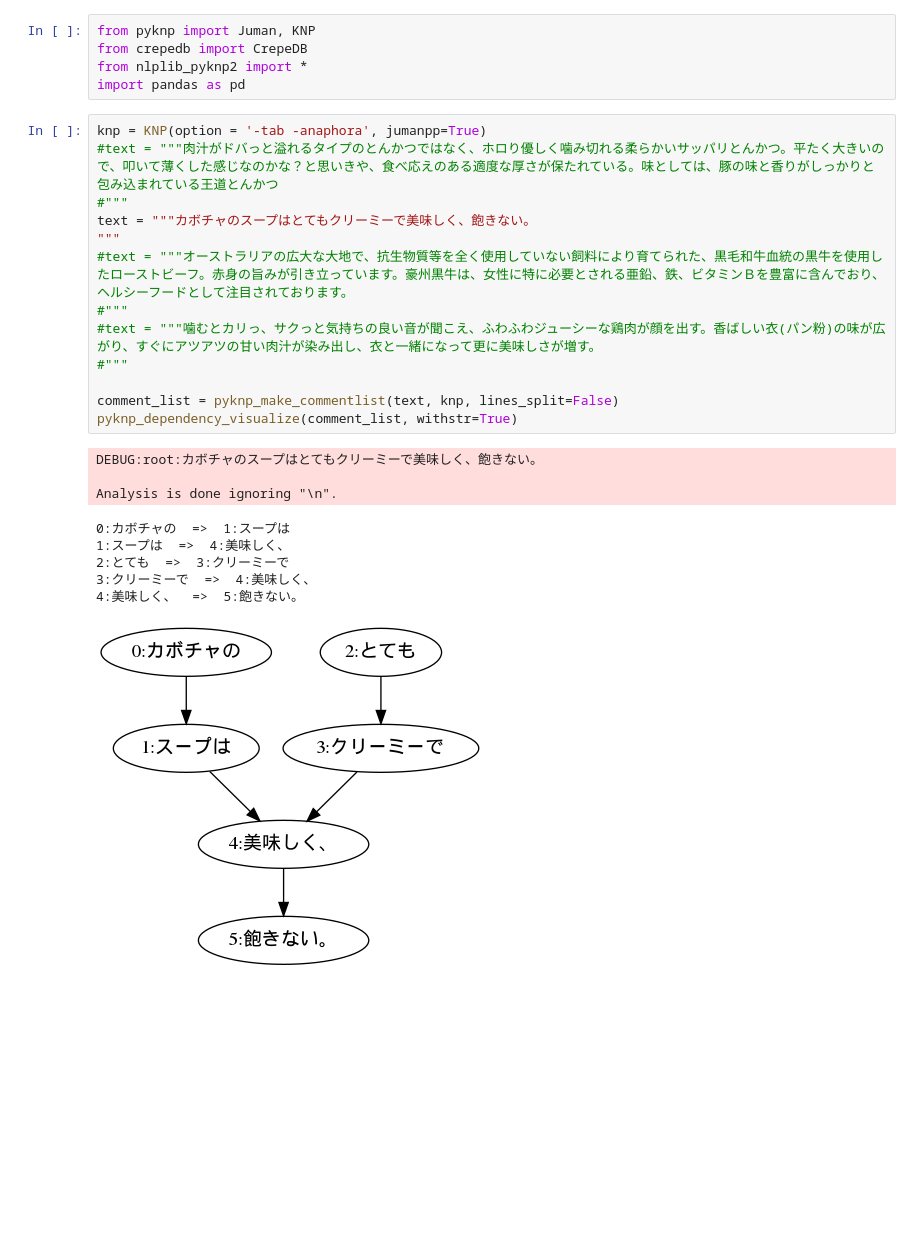
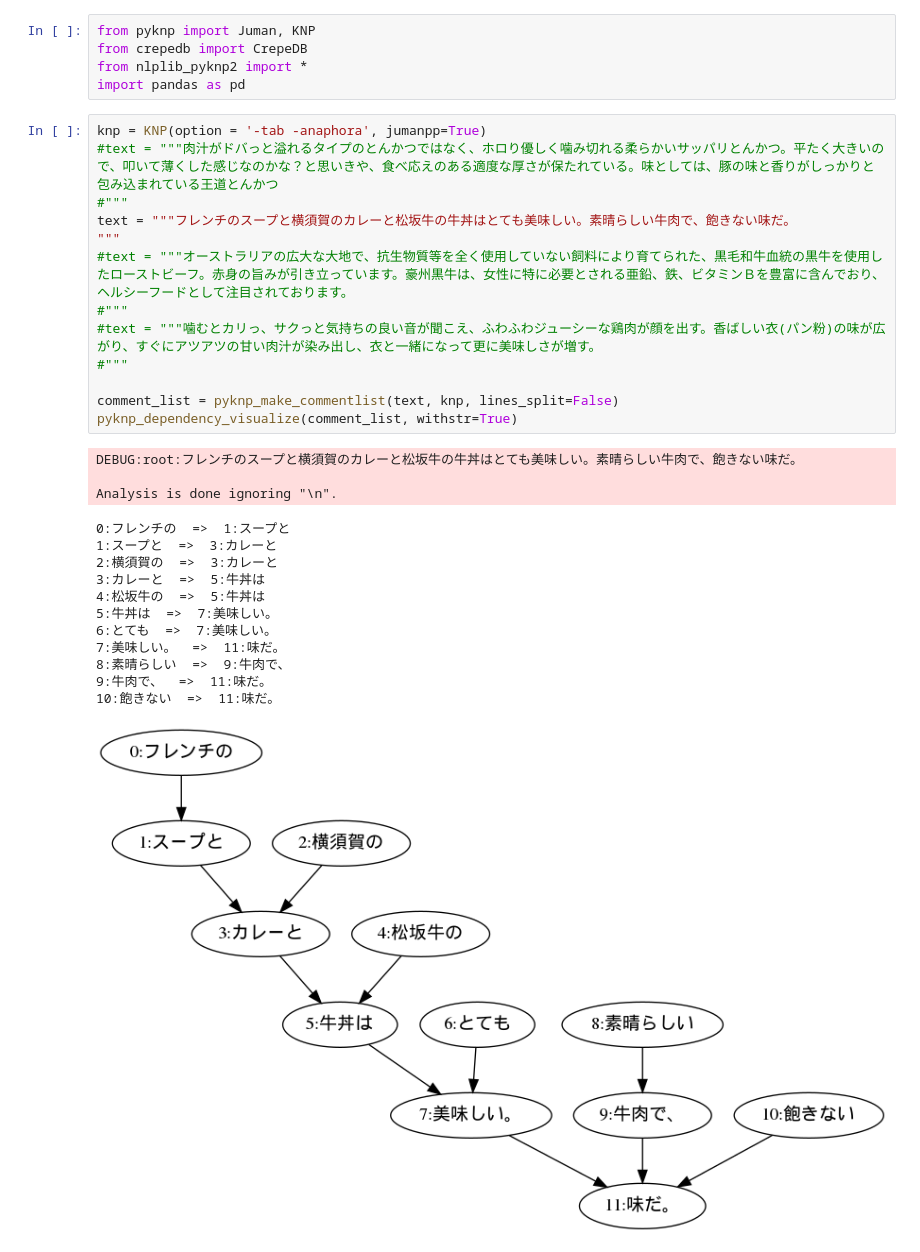
Before and after one commit to BDA2019TeamA/NLPLibrary, a Jupyter notebook: knpws.ipynb, the cells around one changed output. Saved outputs shown, nothing was run; the diff lists cells and outputs as text; blank space fills up the shorter version.

Commit message:
make Verb-Noun(飽きない味)

```diff
--- a/knpws.ipynb
+++ b/knpws.ipynb
@@ -6,26 +6,32 @@ import pandas as pd
 # %%
 knp = KNP(option = '-tab -anaphora', jumanpp=True)
 #text = """肉汁がドバっと溢れるタイプのとんかつではなく、ホロり優しく噛み切れる柔らかいサッパリとんかつ。平たく大きいので、叩いて薄くした感じなのかな？と思いきや、食べ応えのある適度な厚さが保たれている。味としては、豚の味と香りがしっかりと包み込まれている王道とんかつ
 #"""
-text = """カボチャのスープはとてもクリーミーで美味しく、飽きない。
+text = """フレンチのスープと横須賀のカレーと松坂牛の牛丼はとても美味しい。素晴らしい牛肉で、飽きない味だ。
 """
 #text = """オーストラリアの広大な大地で、抗生物質等を全く使用していない飼料により育てられた、黒毛和牛血統の黒牛を使用したローストビーフ。赤身の旨みが引き立っています。豪州黒牛は、女性に特に必要とされる亜鉛、鉄、ビタミンＢを豊富に含んでおり、ヘルシーフードとして注目されております。
 #"""
 #text = """噛むとカリっ、サクっと気持ちの良い音が聞こえ、ふわふわジューシーな鶏肉が顔を出す。香ばしい衣(パン粉)の味が広がり、すぐにアツアツの甘い肉汁が染み出し、衣と一緒になって更に美味しさが増す。
 #"""
 
 comment_list = pyknp_make_commentlist(text, knp, lines_split=False)
 pyknp_dependency_visualize(comment_list, withstr=True)
 # %% [output]
-DEBUG:root:カボチャのスープはとてもクリーミーで美味しく、飽きない。
+DEBUG:root:フレンチのスープと横須賀のカレーと松坂牛の牛丼はとても美味しい。素晴らしい牛肉で、飽きない味だ。
 
 Analysis is done ignoring "\n".
-0:カボチャの  =>  1:スープは
-1:スープは  =>  4:美味しく、
-2:とても  =>  3:クリーミーで
-3:クリーミーで  =>  4:美味しく、
-4:美味しく、  =>  5:飽きない。
+0:フレンチの  =>  1:スープと
+1:スープと  =>  3:カレーと
+2:横須賀の  =>  3:カレーと
+3:カレーと  =>  5:牛丼は
+4:松坂牛の  =>  5:牛丼は
+5:牛丼は  =>  7:美味しい。
+6:とても  =>  7:美味しい。
+7:美味しい。  =>  11:味だ。
+8:素晴らしい  =>  9:牛肉で、
+9:牛肉で、  =>  11:味だ。
+10:飽きない  =>  11:味だ。
-[figure, old version]
+[figure, new version]
 # %%
 pyknp_morph2df(comment_list, output=True)
 # %% [output]
```
Also changed, not shown: parts of 6 cells of this notebook, 1 other file.
